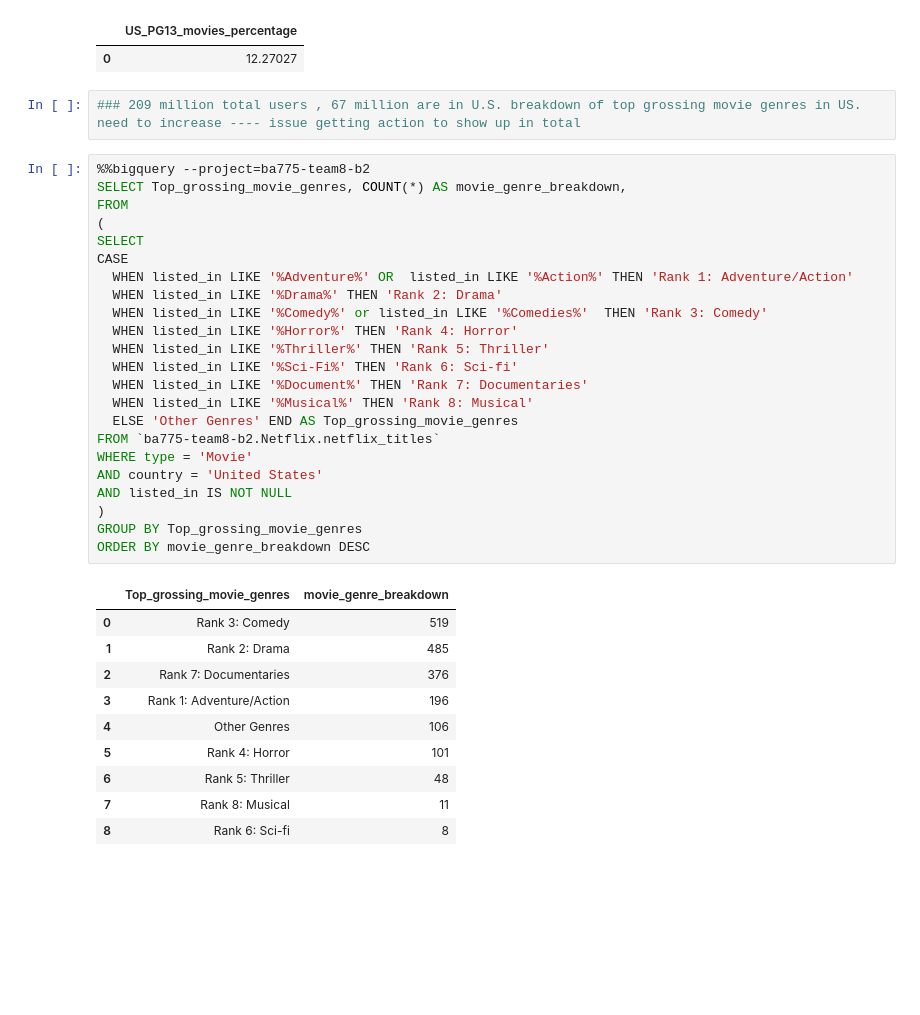
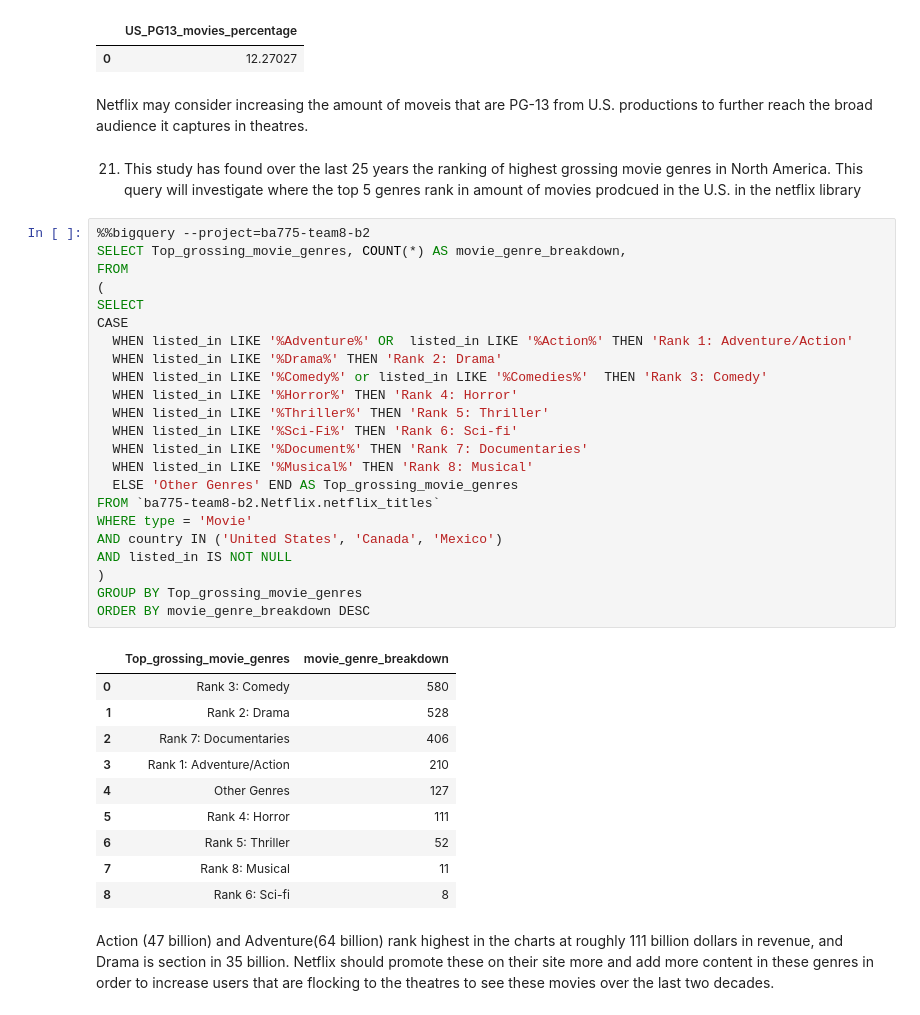
Before and after one commit to aditya248/Netflix-Exploratory-Data-Analysis, a Jupyter notebook: BA775_TeamProject_B2T8.ipynb, the cells around one changed output. Cells and saved outputs as stored; diff of their text form; blank space fills up the shorter version.

Commit message:
Organized + comments added for whole document

```diff
--- a/BA775_TeamProject_B2T8.ipynb
+++ b/BA775_TeamProject_B2T8.ipynb
@@ -511,39 +523,43 @@ WHERE country = 'United States' and  type = 'Movie'
 # %% [output]
 |  | US_PG13_movies_percentage |
 | 0 | 12.27027 |
-# %%
-### 209 million total users , 67 million are in U.S. breakdown of top grossing movie genres in US. need to increase ---- issue getting action to show up in total
+# %% [markdown]
+Netflix may consider increasing the amount of moveis that are PG-13 from U.S. productions to further reach the broad audience it captures in theatres.
+# %% [markdown]
+21. This study has found over the last 25 years the ranking of highest grossing movie genres in North America. This query will investigate where the top 5 genres rank in amount of movies prodcued in the U.S. in the netflix library
 # %%
 %%bigquery --project=ba775-team8-b2
 SELECT Top_grossing_movie_genres, COUNT(*) AS movie_genre_breakdown,
 FROM
 (
 SELECT
 CASE
   WHEN listed_in LIKE '%Adventure%' OR  listed_in LIKE '%Action%' THEN 'Rank 1: Adventure/Action'
   WHEN listed_in LIKE '%Drama%' THEN 'Rank 2: Drama'
   WHEN listed_in LIKE '%Comedy%' or listed_in LIKE '%Comedies%'  THEN 'Rank 3: Comedy'
   WHEN listed_in LIKE '%Horror%' THEN 'Rank 4: Horror'
   WHEN listed_in LIKE '%Thriller%' THEN 'Rank 5: Thriller'
   WHEN listed_in LIKE '%Sci-Fi%' THEN 'Rank 6: Sci-fi'
   WHEN listed_in LIKE '%Document%' THEN 'Rank 7: Documentaries'
   WHEN listed_in LIKE '%Musical%' THEN 'Rank 8: Musical'
   ELSE 'Other Genres' END AS Top_grossing_movie_genres
 FROM `ba775-team8-b2.Netflix.netflix_titles`
 WHERE type = 'Movie'
-AND country = 'United States'
+AND country IN ('United States', 'Canada', 'Mexico')
 AND listed_in IS NOT NULL
 )
 GROUP BY Top_grossing_movie_genres
 ORDER BY movie_genre_breakdown DESC
 # %% [output]
 |  | Top_grossing_movie_genres | movie_genre_breakdown |
-| 0 | Rank 3: Comedy | 519 |
-| 1 | Rank 2: Drama | 485 |
-| 2 | Rank 7: Documentaries | 376 |
-| 3 | Rank 1: Adventure/Action | 196 |
-| 4 | Other Genres | 106 |
-| 5 | Rank 4: Horror | 101 |
-| 6 | Rank 5: Thriller | 48 |
+| 0 | Rank 3: Comedy | 580 |
+| 1 | Rank 2: Drama | 528 |
+| 2 | Rank 7: Documentaries | 406 |
+| 3 | Rank 1: Adventure/Action | 210 |
+| 4 | Other Genres | 127 |
+| 5 | Rank 4: Horror | 111 |
+| 6 | Rank 5: Thriller | 52 |
 | 7 | Rank 8: Musical | 11 |
 | 8 | Rank 6: Sci-fi | 8 |
+# %% [markdown]
+Action (47 billion) and Adventure(64 billion) rank highest in the charts at roughly 111 billion dollars in revenue, and Drama is section in 35 billion. Netflix should promote these on their site more and  add more content in these genres in order to increase users that are flocking to the theatres to see these movies over the last two decades.
```
Also changed, not shown: parts of 53 cells of this notebook.
